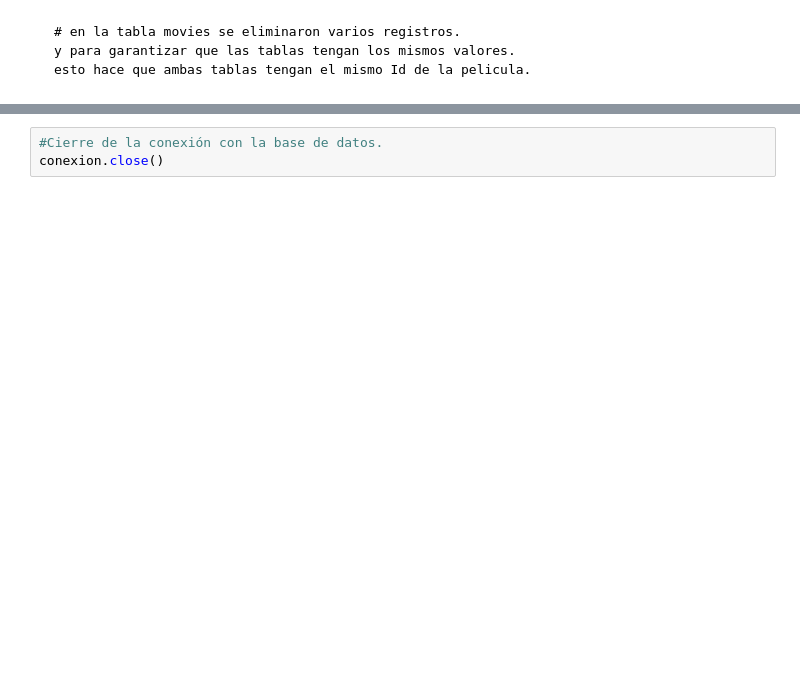
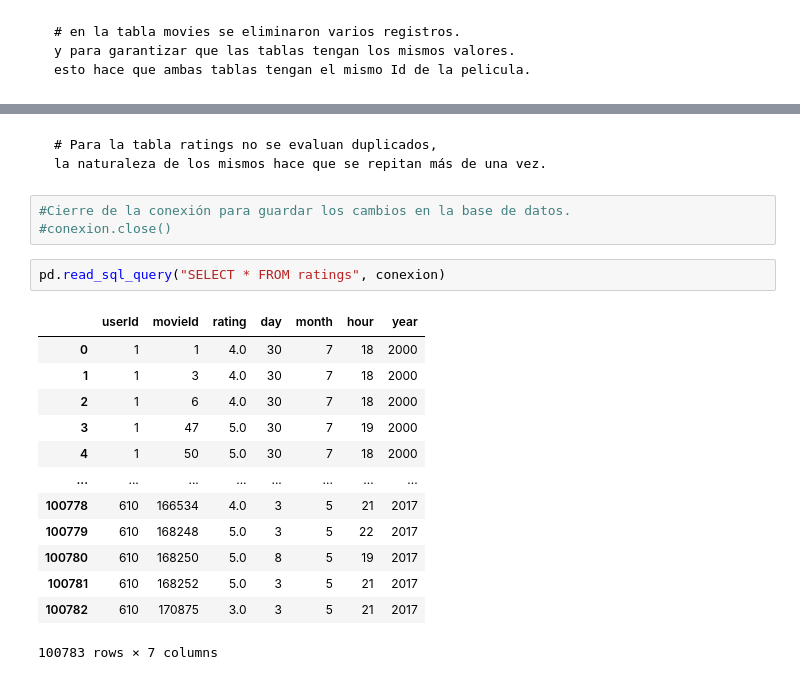
Before and after one commit to JuanCH94/Marketing, a Jupyter notebook: a_transformacion.ipynb, the cells around one changed output, grey strips where cells are left out. Saved outputs shown, nothing was run; the diff lists cells and outputs as text; blank space fills up the shorter version.

Commit message:
actualización para corregir error de lectura de la base de datos

````diff
--- a/a_transformacion.ipynb
+++ b/a_transformacion.ipynb
@@ -377,3 +390,26 @@ table_ratings.to_sql('ratings', conexion, if_exists='replace', index=False)
+# %% [markdown]
+
+
+```
+# Para la tabla ratings no se evaluan duplicados,
+la naturaleza de los mismos hace que se repitan más de una vez.
+```
 # %%
-#Cierre de la conexión con la base de datos.
-conexion.close()
+#Cierre de la conexión para guardar los cambios en la base de datos.
+#conexion.close()
+# %%
+pd.read_sql_query("SELECT * FROM ratings", conexion)
+# %% [output]
+|  | userId | movieId | rating | day | month | hour | year |
+| 0 | 1 | 1 | 4.0 | 30 | 7 | 18 | 2000 |
+| 1 | 1 | 3 | 4.0 | 30 | 7 | 18 | 2000 |
+| 2 | 1 | 6 | 4.0 | 30 | 7 | 18 | 2000 |
+| 3 | 1 | 47 | 5.0 | 30 | 7 | 19 | 2000 |
+| 4 | 1 | 50 | 5.0 | 30 | 7 | 18 | 2000 |
+| ... | ... | ... | ... | ... | ... | ... | ... |
+| 100778 | 610 | 166534 | 4.0 | 3 | 5 | 21 | 2017 |
+| 100779 | 610 | 168248 | 5.0 | 3 | 5 | 22 | 2017 |
+| 100780 | 610 | 168250 | 5.0 | 8 | 5 | 19 | 2017 |
+| 100781 | 610 | 168252 | 5.0 | 3 | 5 | 21 | 2017 |
+| 100782 | 610 | 170875 | 3.0 | 3 | 5 | 21 | 2017 |
+100783 rows × 7 columns
````
Also changed, not shown: parts of 15 cells of this notebook, 3 other files.
